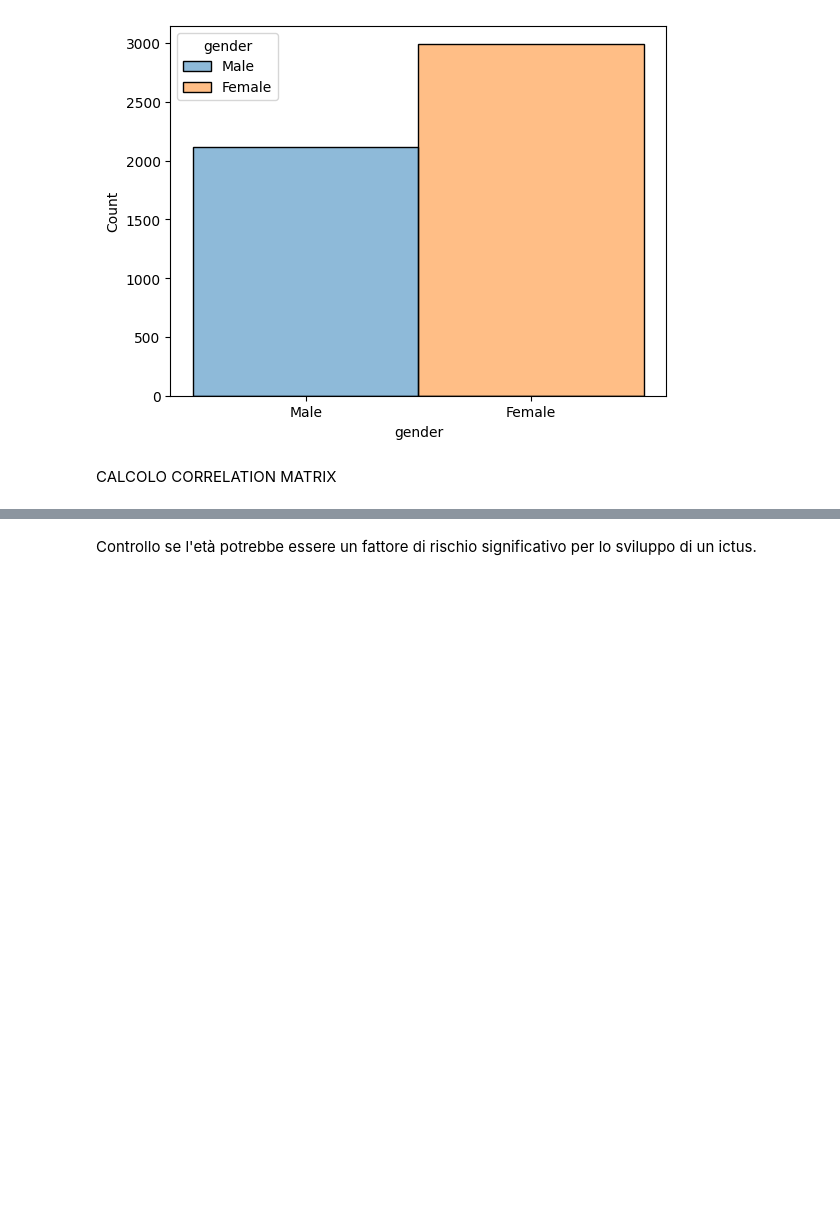
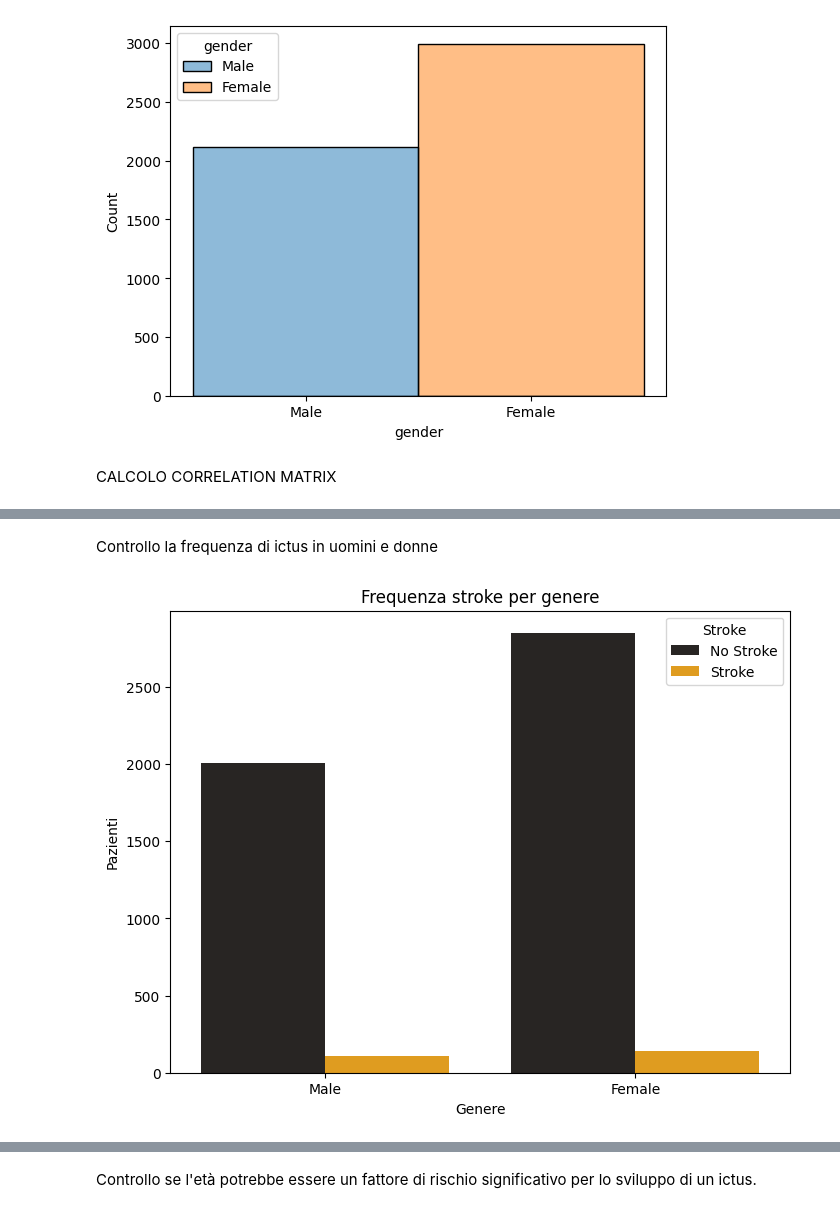
Before and after one commit to Daniele-00/Progetto-MachineLearning, a Jupyter notebook: ProgettoStroke/progettoML.ipynb, the cells around one changed output, grey strips where cells are left out. Saved outputs shown, nothing was run; the diff lists cells and outputs as text; code cells hidden in the pictures; blank space fills up the shorter version.

```diff
--- a/ProgettoStroke/progettoML.ipynb
+++ b/ProgettoStroke/progettoML.ipynb
@@ -156,0 +151,13 @@ TypeError: ufunc 'isfinite' not supported for the input types, and the inputs co
+# %% [markdown]
+Controllo la frequenza di ictus in uomini e donne
+# %%
+# Crea un grafico a barre della frequenza degli ictus suddivisi per genere
+plt.figure(figsize=(8, 6))
+sns.countplot(x='gender', hue='stroke', data=ds_stroke, color='orange')
+plt.title('Frequenza stroke per genere')
+plt.xlabel('Genere')
+plt.ylabel('Pazienti')
+plt.legend(title='Stroke', labels=['No Stroke', 'Stroke'])
+plt.show()
+# %% [output]
+[figure, added]
```
Also changed, not shown: parts of 21 cells of this notebook.
